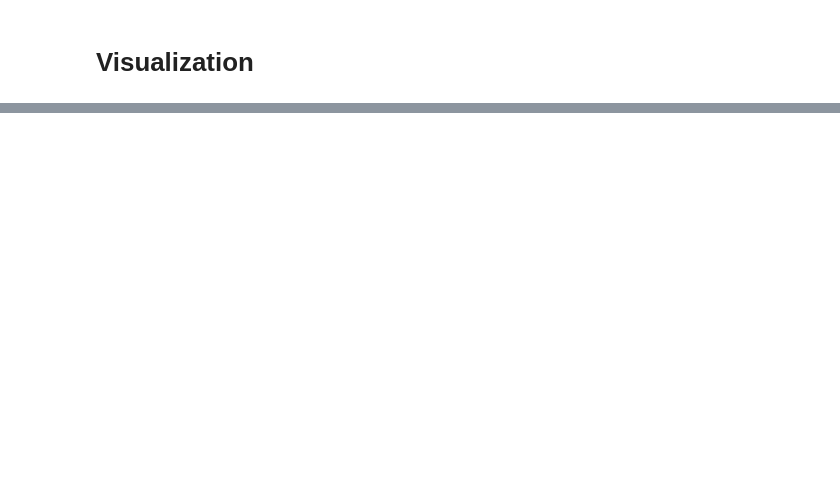
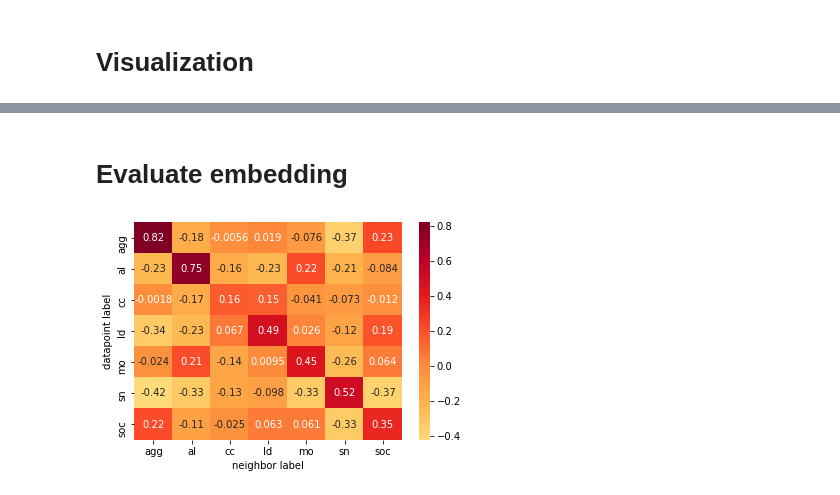
Before and after one commit to marathomas/meerkat, a Jupyter notebook: 05_Comparison_to_traditional.ipynb, the cells around one changed output, grey strips where cells are left out. Saved outputs shown, nothing was run; the diff lists cells and outputs as text; code cells hidden in the pictures; blank space fills up the shorter version.

```diff
--- a/05_Comparison_to_traditional.ipynb
+++ b/05_Comparison_to_traditional.ipynb
@@ -218,3 +246,5 @@ def plotly_viz(method):
 plotly_viz("UMAP").show()
 # %% [output]
 [interactive output not drawn]
+# %% [markdown]
+# Evaluate embedding
@@ -220,0 +253,10 @@ plotly_viz("UMAP").show()
+# %%
+k=5
+
+# Find k nearest neighbors
+nbrs = NearestNeighbors(metric='euclidean',n_neighbors=k+1, algorithm='brute').fit(embedding)
+distances, indices = nbrs.kneighbors(embedding)
+
+# need to remove the first neighbor, because that is the datapoint itself
+indices = indices[:,1:]
+distances = distances[:,1:]
@@ -220,0 +278,37 @@ plotly_viz("UMAP").show()
+# %%
+# Overall frequencies
+overall = np.zeros((len(calltypes)))
+for i,calltype in enumerate(calltypes):
+  sub_emb = embedding[labels==calltype,:]
+  overall[i] = sub_emb.shape[0]
+
+overall = (overall/np.sum(overall))*100
+
+
+stats_tab = np.zeros((len(calltypes),len(calltypes)))
+stats_tab_norm = np.zeros((len(calltypes),len(calltypes)))
+
+for i, calltype in enumerate(calltypes):
+  stats = nn_stats_dict[calltype]
+  stats_tab[i,:] = (np.mean(stats,axis=0)/k)*100
+  stats_tab_norm[i,:] = ((np.mean(stats,axis=0)/k)*100)/overall
+
+stats_tab = pd.DataFrame(stats_tab)
+stats_tab_norm = pd.DataFrame(stats_tab_norm)
+
+stats_tab.loc[len(stats_tab)] = overall
+#stats_tab_norm.loc[len(stats_tab_norm)] = overall/overall
+
+stats_tab.columns = calltypes
+stats_tab.index = calltypes+['overall']
+
+stats_tab_norm.columns = calltypes
+stats_tab_norm.index = calltypes
+stats_tab_norm = np.log2(stats_tab_norm)
+# %%
+ax=sns.heatmap(stats_tab_norm, center=0, annot=True, cmap='YlOrRd')
+plt.xlabel("neighbor label")
+plt.ylabel("datapoint label")
+plt.show()
+# %% [output]
+[figure, added]
```
Also changed, not shown: parts of 18 cells of this notebook.
